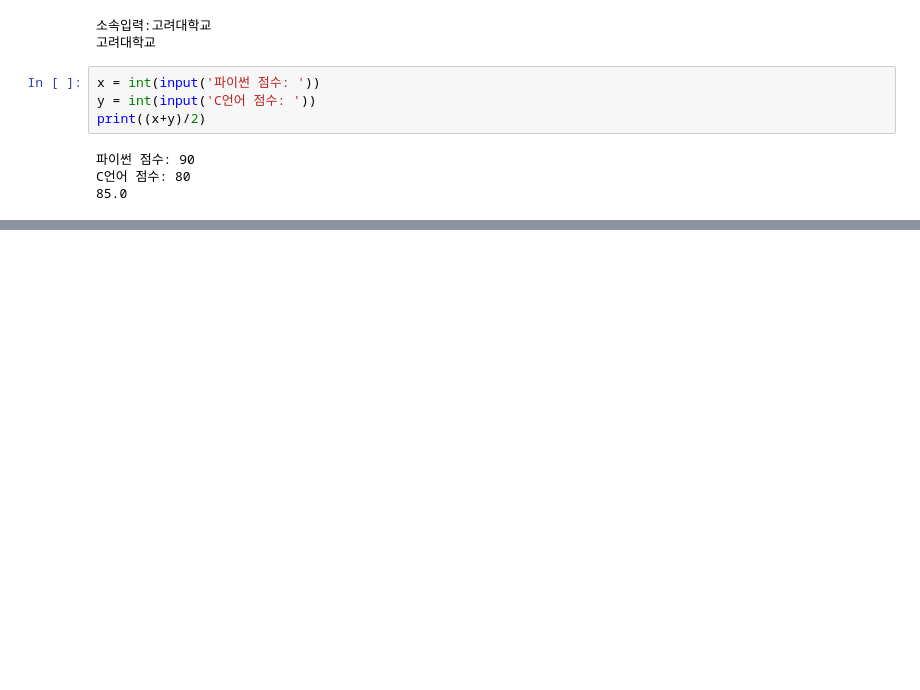
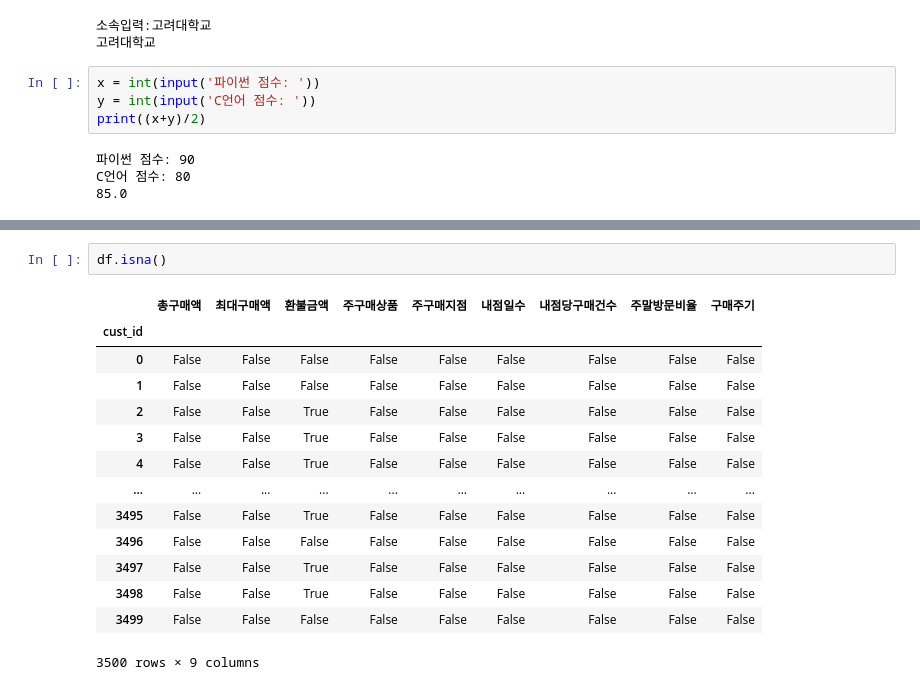
Before and after one commit to HongSeongMo/Bigdata_Analysis_Professional, a Jupyter notebook: 241008.ipynb, the cells around one changed output, grey strips where cells are left out. Saved outputs shown, nothing was run; the diff lists cells and outputs as text; blank space fills up the shorter version.

```diff
--- a/241008.ipynb
+++ b/241008.ipynb
@@ -16,0 +76,17 @@ C언어 점수: 80
+# %%
+df.isna()
+# %% [output]
+|  | 총구매액 | 최대구매액 | 환불금액 | 주구매상품 | 주구매지점 | 내점일수 | 내점당구매건수 | 주말방문비율 | 구매주기 |
+| cust_id |  |  |  |  |  |  |  |  |  |
+| 0 | False | False | False | False | False | False | False | False | False |
+| 1 | False | False | False | False | False | False | False | False | False |
+| 2 | False | False | True | False | False | False | False | False | False |
+| 3 | False | False | True | False | False | False | False | False | False |
+| 4 | False | False | True | False | False | False | False | False | False |
+| ... | ... | ... | ... | ... | ... | ... | ... | ... | ... |
+| 3495 | False | False | True | False | False | False | False | False | False |
+| 3496 | False | False | False | False | False | False | False | False | False |
+| 3497 | False | False | True | False | False | False | False | False | False |
+| 3498 | False | False | True | False | False | False | False | False | False |
+| 3499 | False | False | False | False | False | False | False | False | False |
+3500 rows × 9 columns
```
Also changed, not shown: parts of 31 cells of this notebook.
